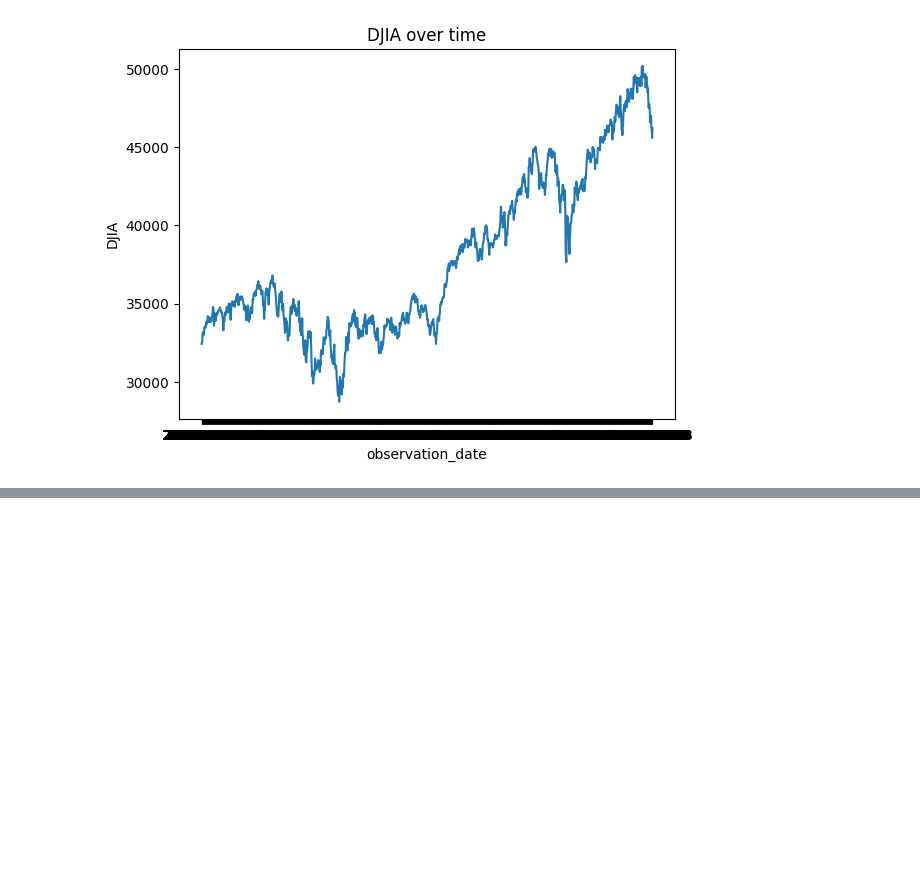
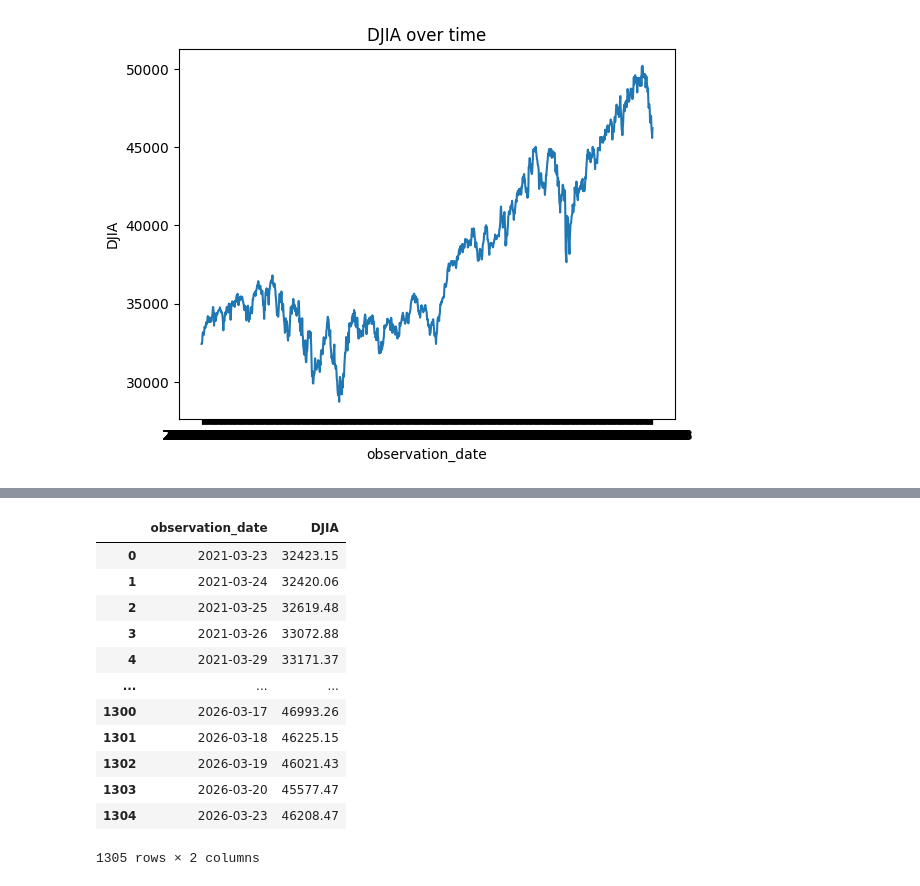
Before and after one commit to minhazmujaffar-art/data-analytics, a Jupyter notebook: DowJonesAnalysis.ipynb, the cells around one changed output, grey strips where cells are left out. Cells and saved outputs as stored; diff of their text form; code cells hidden in the pictures; blank space fills up the shorter version.

```diff
--- a/DowJonesAnalysis.ipynb
+++ b/DowJonesAnalysis.ipynb
@@ -46,0 +74,23 @@ ax
+# %%
+## WE can Create a New column
+df["S&P"] = df["DJIA"] /10
+# %%
+## We can drop the new column usuing df.drop
+df.drop(["S&P"], axis=1, inplace=True)
+## Is strictly quivelent to
+## df = dr.drop(["S&P"], axis=1)
+df
+# %% [output]
+|  | observation_date | DJIA |
+| 0 | 2021-03-23 | 32423.15 |
+| 1 | 2021-03-24 | 32420.06 |
+| 2 | 2021-03-25 | 32619.48 |
+| 3 | 2021-03-26 | 33072.88 |
+| 4 | 2021-03-29 | 33171.37 |
+| ... | ... | ... |
+| 1300 | 2026-03-17 | 46993.26 |
+| 1301 | 2026-03-18 | 46225.15 |
+| 1302 | 2026-03-19 | 46021.43 |
+| 1303 | 2026-03-20 | 45577.47 |
+| 1304 | 2026-03-23 | 46208.47 |
+1305 rows × 2 columns
```
Also changed, not shown: parts of 4 cells of this notebook.
